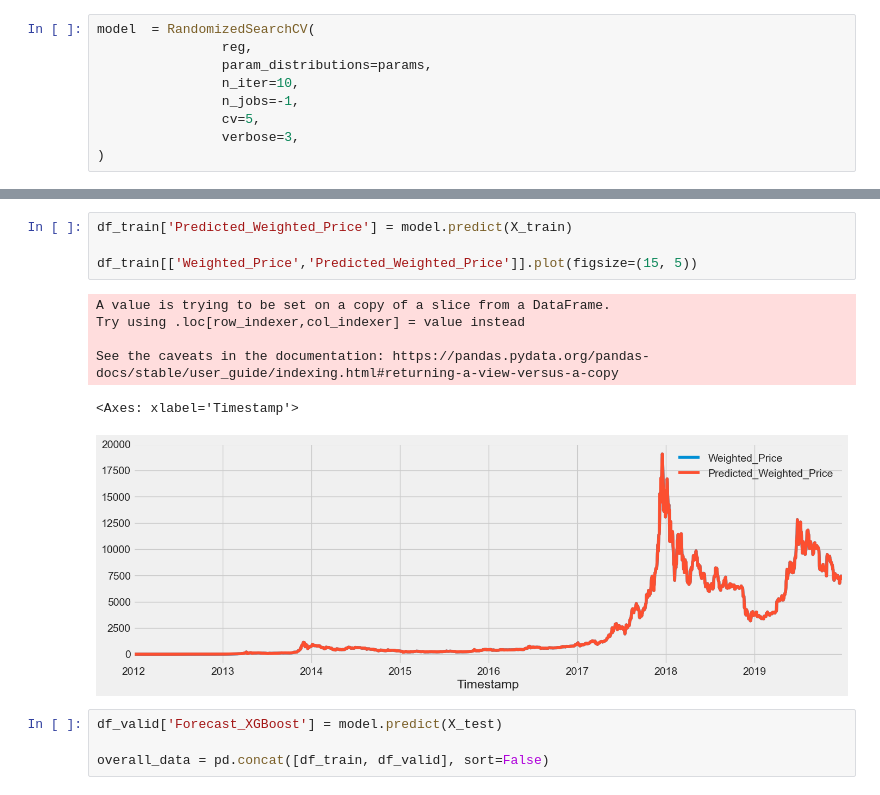
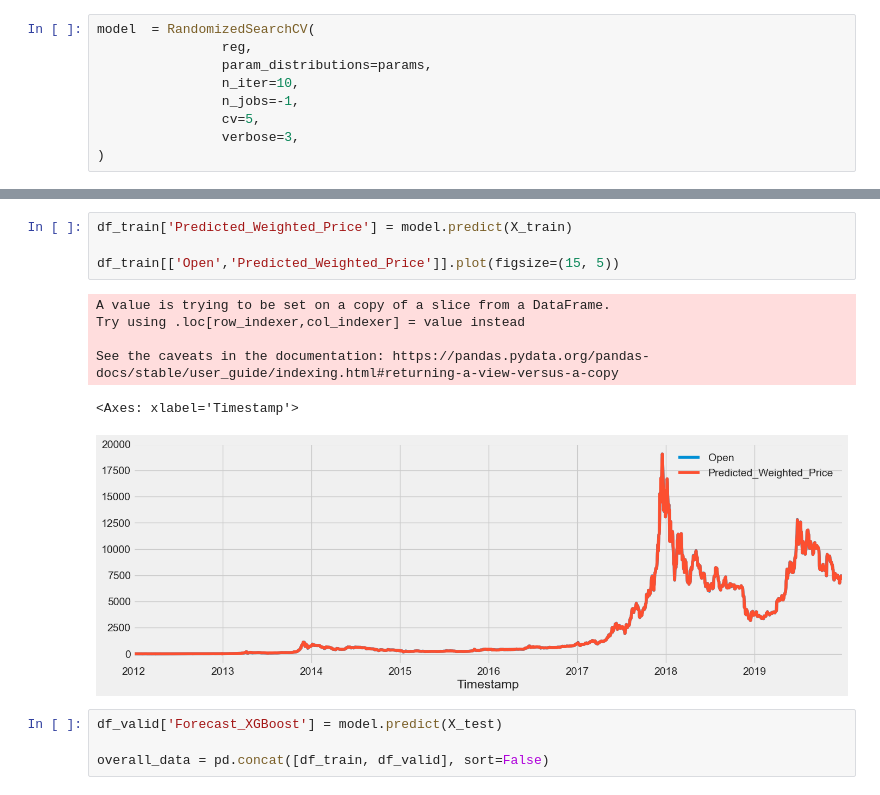
Before and after one commit to MathisCertenais/BullPredictor, a Jupyter notebook: xgboost.ipynb, the cells around one changed output, grey strips where cells are left out. Saved outputs shown, nothing was run; the diff lists cells and outputs as text.

Commit message:
Open instead of Weighted price

```diff
--- a/xgboost.ipynb
+++ b/xgboost.ipynb
@@ -787,14 +681,14 @@ XGBRegressor(base_score=None, booster=None, callbacks=None, colsample_bylevel=1,
 # %%
 df_train['Predicted_Weighted_Price'] = model.predict(X_train)
 
-df_train[['Weighted_Price','Predicted_Weighted_Price']].plot(figsize=(15, 5))
+df_train[['Open','Predicted_Weighted_Price']].plot(figsize=(15, 5))
 # %% [output]
 A value is trying to be set on a copy of a slice from a DataFrame.
 Try using .loc[row_indexer,col_indexer] = value instead
 
 See the caveats in the documentation: https://pandas.pydata.org/pandas-docs/stable/user_guide/indexing.html#returning-a-view-versus-a-copy
 <Axes: xlabel='Timestamp'>
-[figure, old version]
+[figure, new version]
 # %%
 df_valid['Forecast_XGBoost'] = model.predict(X_test)
 
```
Also changed, not shown: parts of 14 cells of this notebook, 1 other file.
